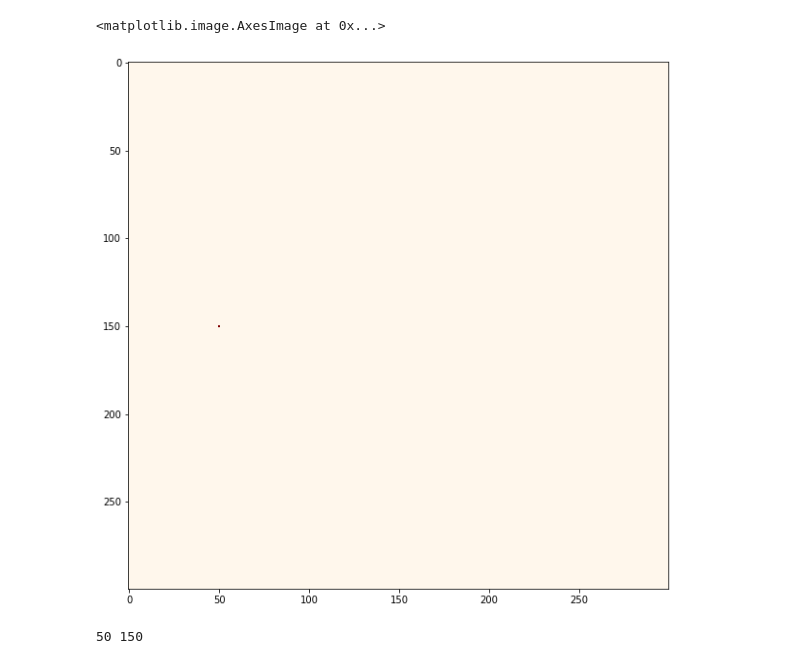
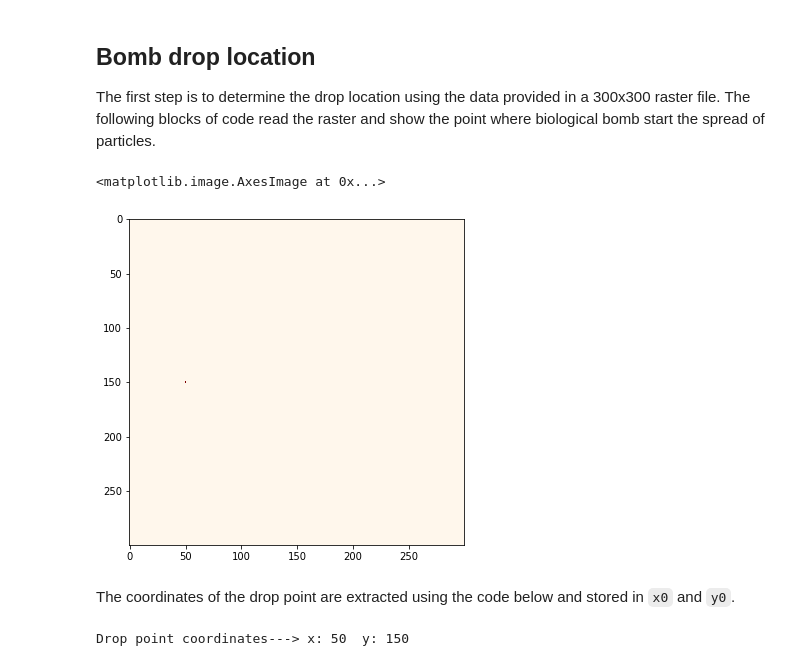
Before and after one commit to juanfonsecaLS1/2ndAssignment, a Jupyter notebook: Notebook_bomb_v2.ipynb, the cells around one changed output. Saved outputs shown, nothing was run; the diff lists cells and outputs as text; code cells hidden in the pictures.

````diff
--- a/Notebook_bomb_v2.ipynb
+++ b/Notebook_bomb_v2.ipynb
@@ -19 +21,4 @@ bomb_location = []
+# %% [markdown]
+## Bomb drop location
+The first step is to determine the drop location using the data provided in a 300x300 raster file. The following blocks of code read the raster and show the point where biological bomb start the spread of particles.
 # %%
@@ -35,17 +41,22 @@ for index, row in enumerate(data):
                 rowlist.append(int(value))
             bomb_location.append(rowlist)
 # %%
-matplotlib.pyplot.figure(figsize = (10,10))
+matplotlib.pyplot.figure(figsize = (6,6))
 matplotlib.pyplot.imshow(bomb_location, cmap='OrRd', aspect='auto')
 # %% [output]
 <matplotlib.image.AxesImage at 0x...>
-[figure, old version]
+[figure, new version]
+# %% [markdown]
+The coordinates of the drop point are extracted using the code below and stored in ```x0``` and ```y0```.
 # %%
 for i, row in enumerate(bomb_location):
     for j, value in enumerate(row):
         if (value==255):
             x0=j
             y0=i
-print(x0, y0)
+            break
+    if (value==255):
+        break
+print("Drop point coordinates---> x:",x0," y:",y0)
 # %% [output]
-50 150
+Drop point coordinates---> x: 50  y: 150
````
Also changed, not shown: parts of 46 cells of this notebook, 13 other files.
